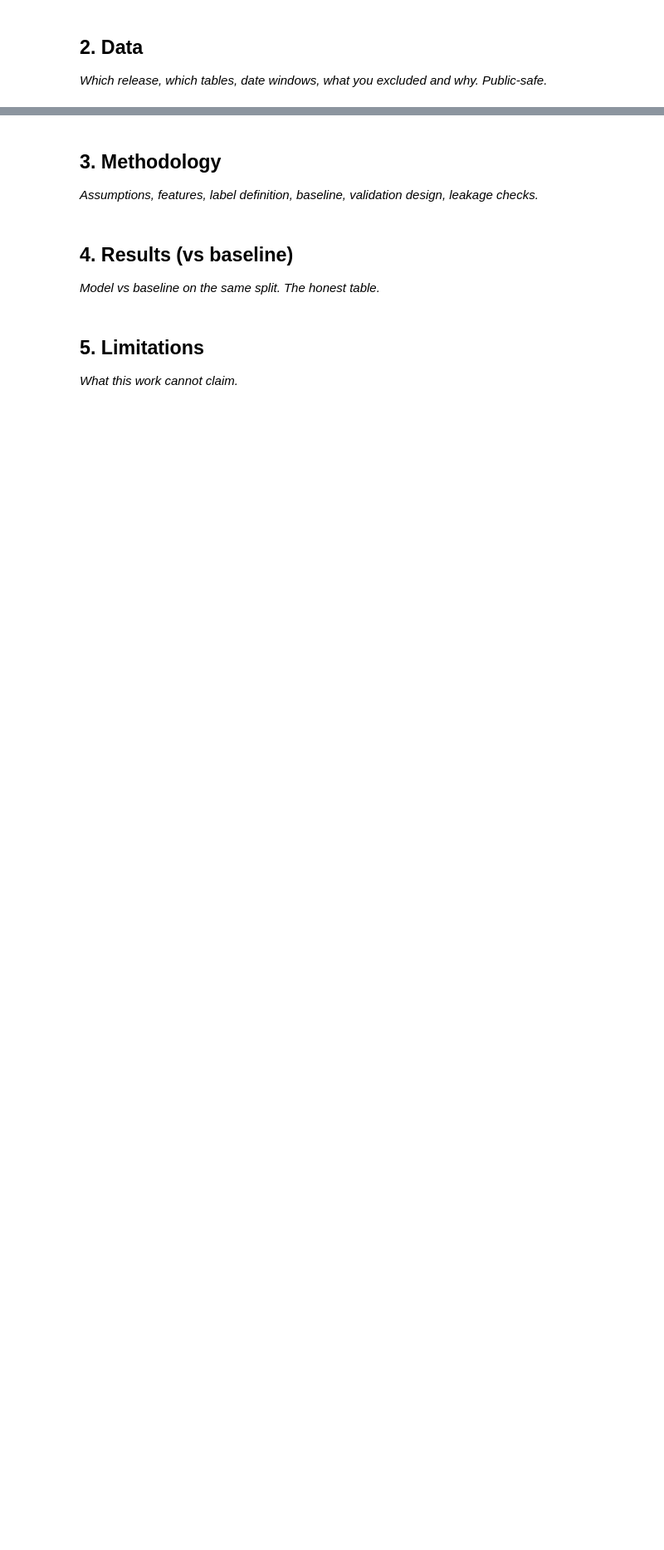
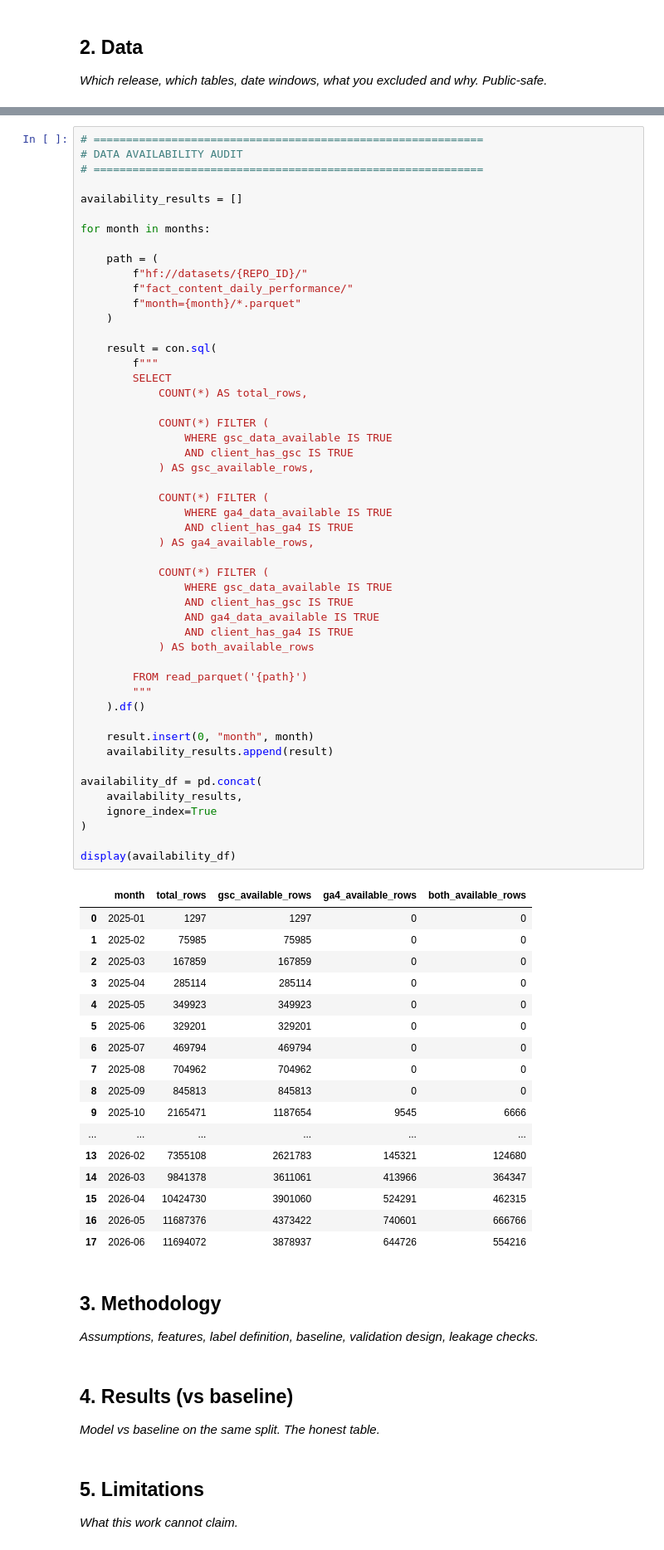
Before and after one commit to kaminari19/FlyRank-Starter, a Jupyter notebook: work/notebooks/capstone.ipynb, the cells around one changed output, grey strips where cells are left out. Shown at 83% size. Drawn from its saved outputs; the diff is of its cells as text; blank space fills up the shorter version.

```diff
--- a/work/notebooks/capstone.ipynb
+++ b/work/notebooks/capstone.ipynb
@@ -17,3 +305,71 @@ This skeleton is yours to fill. Work the sections **in order** — each one has
+# %%
+# ============================================================
+# DATA AVAILABILITY AUDIT
+# ============================================================
+
+availability_results = []
+
+for month in months:
+
+    path = (
+        f"hf://datasets/{REPO_ID}/"
+        f"fact_content_daily_performance/"
+        f"month={month}/*.parquet"
+    )
+
+    result = con.sql(
+        f"""
+        SELECT
+            COUNT(*) AS total_rows,
+
+            COUNT(*) FILTER (
+                WHERE gsc_data_available IS TRUE
+                AND client_has_gsc IS TRUE
+            ) AS gsc_available_rows,
+
+            COUNT(*) FILTER (
+                WHERE ga4_data_available IS TRUE
+                AND client_has_ga4 IS TRUE
+            ) AS ga4_available_rows,
+
+            COUNT(*) FILTER (
+                WHERE gsc_data_available IS TRUE
+                AND client_has_gsc IS TRUE
+                AND ga4_data_available IS TRUE
+                AND client_has_ga4 IS TRUE
+            ) AS both_available_rows
+
+        FROM read_parquet('{path}')
+        """
+    ).df()
+
+    result.insert(0, "month", month)
+    availability_results.append(result)
+
+availability_df = pd.concat(
+    availability_results,
+    ignore_index=True
+)
+
+display(availability_df)
+# %% [output]
+|  | month | total_rows | gsc_available_rows | ga4_available_rows | both_available_rows |
+| 0 | 2025-01 | 1297 | 1297 | 0 | 0 |
+| 1 | 2025-02 | 75985 | 75985 | 0 | 0 |
+| 2 | 2025-03 | 167859 | 167859 | 0 | 0 |
+| 3 | 2025-04 | 285114 | 285114 | 0 | 0 |
+| 4 | 2025-05 | 349923 | 349923 | 0 | 0 |
+| 5 | 2025-06 | 329201 | 329201 | 0 | 0 |
+| 6 | 2025-07 | 469794 | 469794 | 0 | 0 |
+| 7 | 2025-08 | 704962 | 704962 | 0 | 0 |
+| 8 | 2025-09 | 845813 | 845813 | 0 | 0 |
+| 9 | 2025-10 | 2165471 | 1187654 | 9545 | 6666 |
+| ... | ... | ... | ... | ... | ... |
+| 13 | 2026-02 | 7355108 | 2621783 | 145321 | 124680 |
+| 14 | 2026-03 | 9841378 | 3611061 | 413966 | 364347 |
+| 15 | 2026-04 | 10424730 | 3901060 | 524291 | 462315 |
+| 16 | 2026-05 | 11687376 | 4373422 | 740601 | 666766 |
+| 17 | 2026-06 | 11694072 | 3878937 | 644726 | 554216 |
 # %% [markdown]
 ## 3. Methodology
 
```
Also changed, not shown: parts of 4 cells of this notebook.
